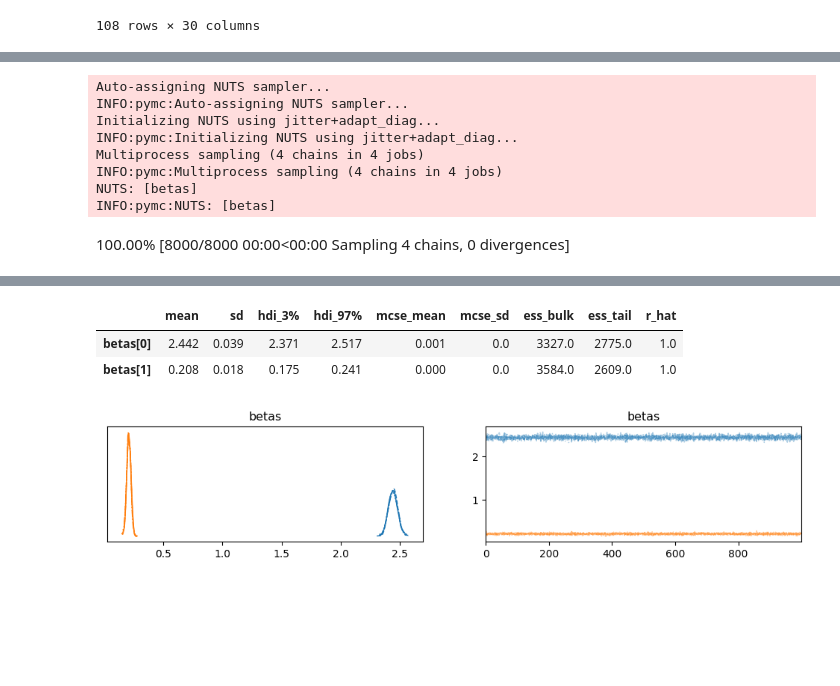
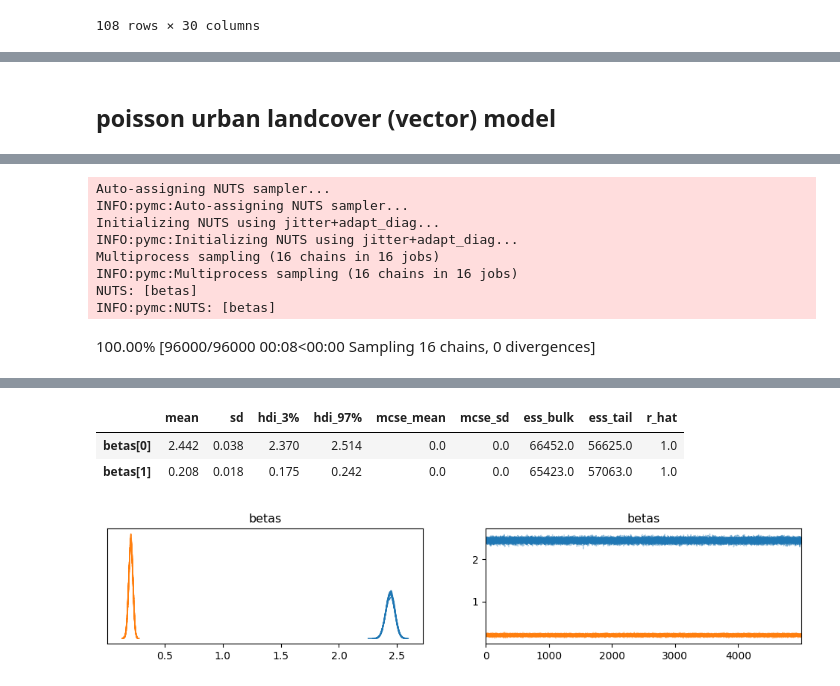
Before and after one commit to acmiyaguchi/iyse4620-birdcall-distributions, a Jupyter notebook: notebooks/2022-11-11-car-model.ipynb, the cells around one changed output, grey strips where cells are left out. Saved outputs shown, nothing was run; the diff lists cells and outputs as text; code cells hidden in the pictures; blank space fills up the shorter version.

Commit message:
Add notebook with modeling using clipped poisson

```diff
--- a/notebooks/2022-11-11-car-model.ipynb
+++ b/notebooks/2022-11-11-car-model.ipynb
@@ -95,7 +124,7 @@ with pm.Model() as urban_model:
     # create a masked array with observed counts
     observed = pm.MutableData("observed", model_df.y.values)
     X = pm.MutableData("X", scaled_data_df[prep_df.y.notnull()].land_cover_13.values)
-    betas = pm.Normal("betas", mu=0, tau=1e-2, shape=2)
+    betas = pm.Normal("betas", mu=0, tau=1e-4, shape=2)
 
     mu = pm.Deterministic("mu", pm.math.exp(betas[0] + betas[1] * X))
     pm.Poisson("y", mu=mu, observed=observed)
@@ -189,3 +172,5 @@ plt.show()
+# %% [markdown]
+## poisson urban landcover (vector) model
 # %%
 data_cols = [col for col in prep_df.columns if "land_cover_13" in col]
 scaler = StandardScaler()
@@ -196,12 +181,14 @@ model_df = prep_df[prep_df.y.notnull()]
 
 with pm.Model() as vector_urban_model:
     # create a masked array with observed counts
-    observed = pm.MutableData("observed", model_df.y)
+    observed = pm.MutableData("observed", model_df.y.values)
     X = pm.MutableData("X", scaled_data_df[prep_df.y.notnull()])
 
-    betas = pm.Normal("betas", mu=0, tau=1e-2, shape=X.shape[1] + 1)
+    betas = pm.Normal("betas", mu=0, tau=1e-4, shape=X.shape[1] + 1)
 
-    mu = pm.Deterministic("mu", pm.math.exp(betas[0] + pm.math.dot(X, betas[1:])))
+    mu = pm.Deterministic(
+        "mu", pm.math.clip(pm.math.exp(betas[0] + pm.math.dot(X, betas[1:])), 0, 1e3)
+    )
     pm.Poisson("y", mu=mu, observed=observed)
 
 # draw the model via graphviz
@@ -210,7 +197,7 @@ pm.model_to_graphviz(vector_urban_model)
 [drawing not drawn]
 # %%
 with vector_urban_model:
-    trace = pm.sample()
+    trace = pm.sample(5_000, cores=16)
 
 az.plot_trace(trace, var_names=["betas"])
 az.summary(trace, var_names=["betas"])
@@ -219,8 +206,8 @@ Auto-assigning NUTS sampler...
 INFO:pymc:Auto-assigning NUTS sampler...
 Initializing NUTS using jitter+adapt_diag...
 INFO:pymc:Initializing NUTS using jitter+adapt_diag...
-Multiprocess sampling (4 chains in 4 jobs)
-INFO:pymc:Multiprocess sampling (4 chains in 4 jobs)
+Multiprocess sampling (16 chains in 16 jobs)
+INFO:pymc:Multiprocess sampling (16 chains in 16 jobs)
 NUTS: [betas]
 INFO:pymc:NUTS: [betas]
-100.00% [8000/8000 00:00<00:00 Sampling 4 chains, 0 divergences]
+100.00% [96000/96000 00:08<00:00 Sampling 16 chains, 0 divergences]
@@ -229,6 +216,6 @@ INFO:pymc:Sampling 4 chains for 1_000 tune and 1_000 draw iterations (4_000 + 4_
 |  | mean | sd | hdi_3% | hdi_97% | mcse_mean | mcse_sd | ess_bulk | ess_tail | r_hat |
-| betas[0] | 2.442 | 0.039 | 2.371 | 2.517 | 0.001 | 0.0 | 3327.0 | 2775.0 | 1.0 |
-| betas[1] | 0.208 | 0.018 | 0.175 | 0.241 | 0.000 | 0.0 | 3584.0 | 2609.0 | 1.0 |
+| betas[0] | 2.442 | 0.038 | 2.370 | 2.514 | 0.0 | 0.0 | 66452.0 | 56625.0 | 1.0 |
+| betas[1] | 0.208 | 0.018 | 0.175 | 0.242 | 0.0 | 0.0 | 65423.0 | 57063.0 | 1.0 |
-[figure, old version]
+[figure, new version]
 # %%
 with vector_urban_model:
```
Also changed, not shown: parts of 26 cells of this notebook, 2 other files.
